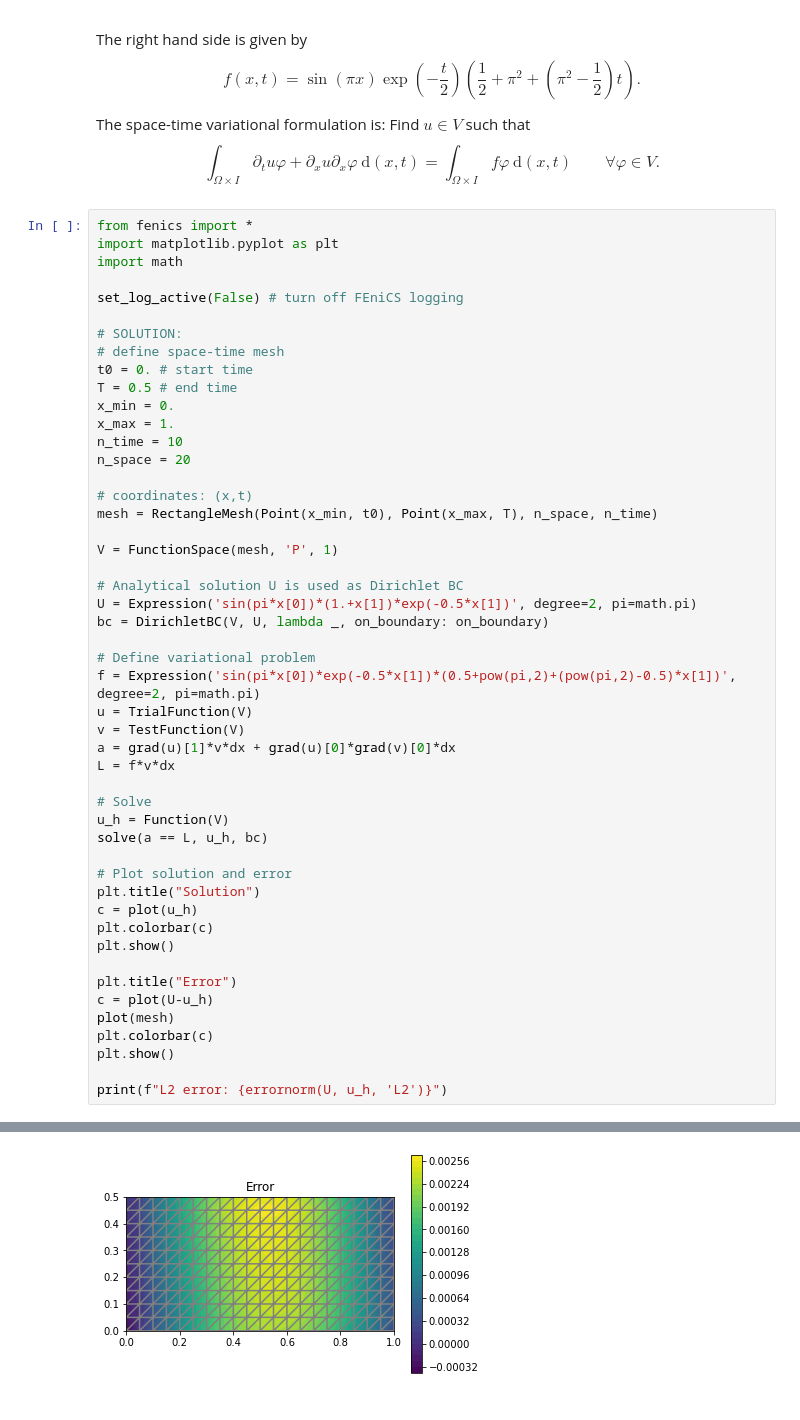
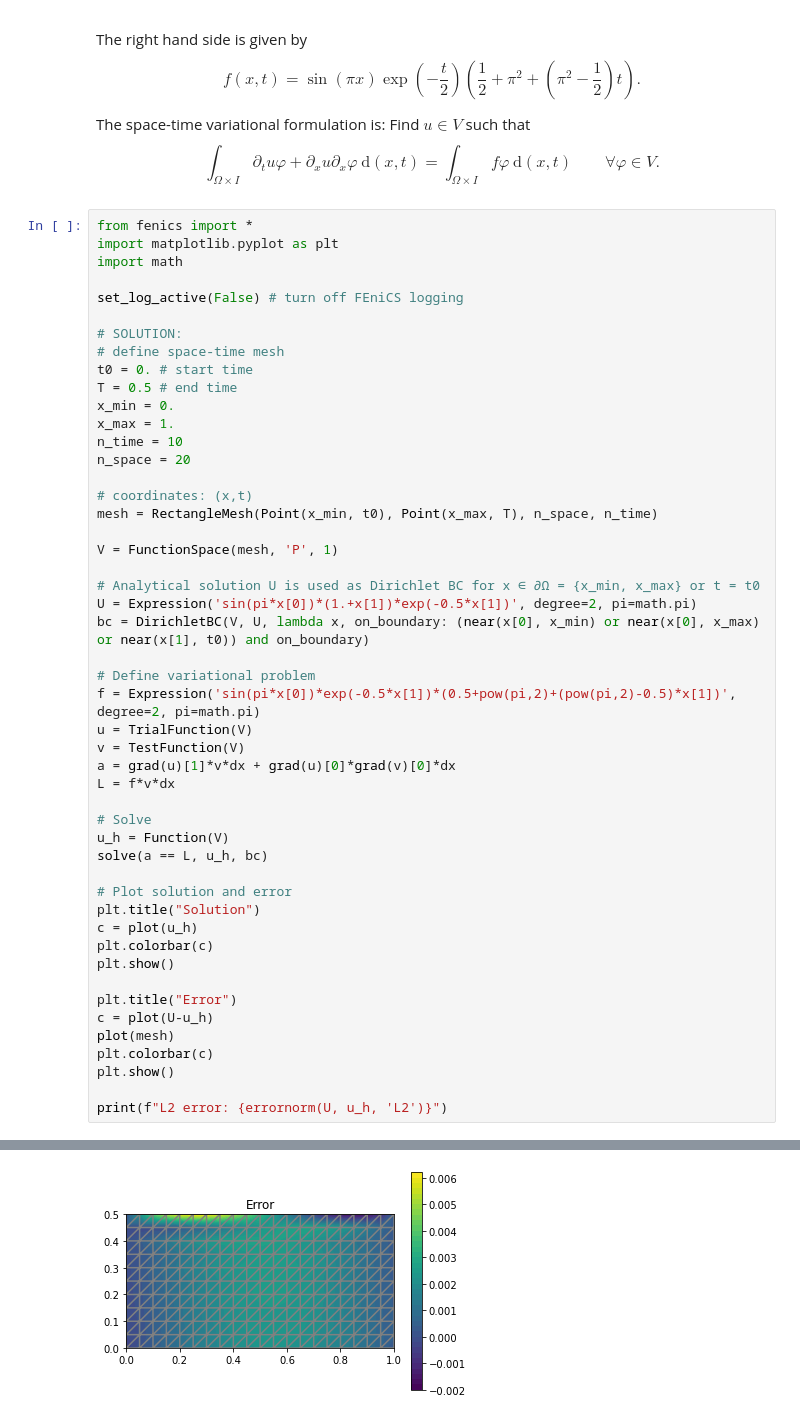
Before and after one commit to mathmerizing/SpaceTimeFEM_2023-2024, a Jupyter notebook: Exercise1/Homework_1_Full_SpaceTime_FEniCS_SOLUTION.ipynb, the cells around one changed output, grey strips where cells are left out. Saved outputs shown, nothing was run; the diff lists cells and outputs as text.

Commit message:
Fixed boundary conditions for full space-time FEM.

```diff
--- a/Exercise1/Homework_1_Full_SpaceTime_FEniCS_SOLUTION.ipynb
+++ b/Exercise1/Homework_1_Full_SpaceTime_FEniCS_SOLUTION.ipynb
@@ -45,34 +45,34 @@ mesh = RectangleMesh(Point(x_min, t0), Point(x_max, T), n_space, n_time)
 
 V = FunctionSpace(mesh, 'P', 1)
 
-# Analytical solution U is used as Dirichlet BC
+# Analytical solution U is used as Dirichlet BC for x ∈ ∂Ω = {x_min, x_max} or t = t0
 U = Expression('sin(pi*x[0])*(1.+x[1])*exp(-0.5*x[1])', degree=2, pi=math.pi)
-bc = DirichletBC(V, U, lambda _, on_boundary: on_boundary)
+bc = DirichletBC(V, U, lambda x, on_boundary: (near(x[0], x_min) or near(x[0], x_max) or near(x[1], t0)) and on_boundary)
 
 # Define variational problem
 f = Expression('sin(pi*x[0])*exp(-0.5*x[1])*(0.5+pow(pi,2)+(pow(pi,2)-0.5)*x[1])', degree=2, pi=math.pi)
 u = TrialFunction(V)
 v = TestFunction(V)
 a = grad(u)[1]*v*dx + grad(u)[0]*grad(v)[0]*dx
 L = f*v*dx
 
 # Solve
 u_h = Function(V)
 solve(a == L, u_h, bc)
 
 # Plot solution and error
 plt.title("Solution")
 c = plot(u_h)
 plt.colorbar(c)
 plt.show()
 
 plt.title("Error")
 c = plot(U-u_h)
 plot(mesh)
 plt.colorbar(c)
 plt.show()
 
 print(f"L2 error: {errornorm(U, u_h, 'L2')}")
 # %% [output]
 [figure]
-[figure, old version]
+[figure, new version]
```
Also changed, not shown: parts of 1 cell of this notebook.
